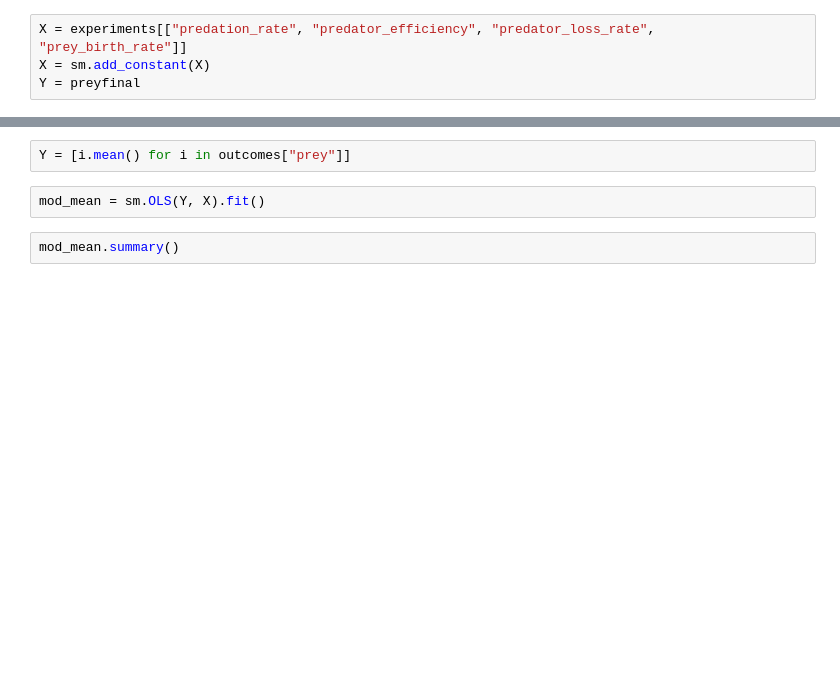
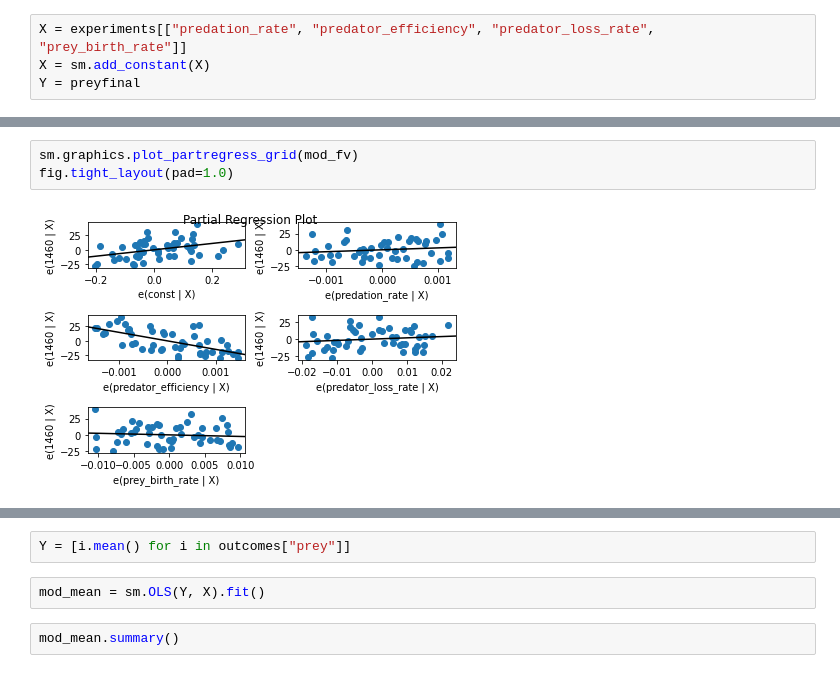
Before and after one commit to Lischip/FabiosDecisions, a Jupyter notebook: epa1361/Week 3-4 - vulnerability analysis/assignment 6 - sensitivity analysis.ipynb, the cells around one changed output, grey strips where cells are left out. Drawn from its saved outputs; the diff is of its cells as text; blank space fills up the shorter version.

```diff
--- a/epa1361/Week 3-4 - vulnerability analysis/assignment 6 - sensitivity analysis.ipynb
+++ b/epa1361/Week 3-4 - vulnerability analysis/assignment 6 - sensitivity analysis.ipynb
@@ -132,0 +137,5 @@ strong multicollinearity or other numerical problems.
+# %%
+sm.graphics.plot_partregress_grid(mod_fv)
+fig.tight_layout(pad=1.0)
+# %% [output]
+[figure, added]
```
Also changed, not shown: parts of 34 cells of this notebook.
